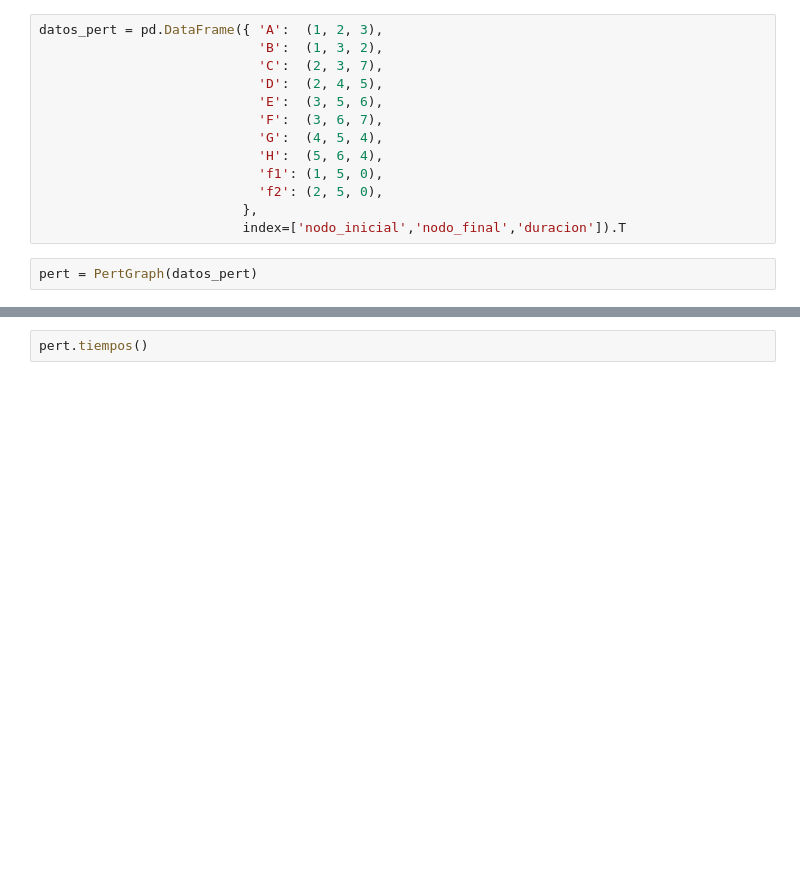
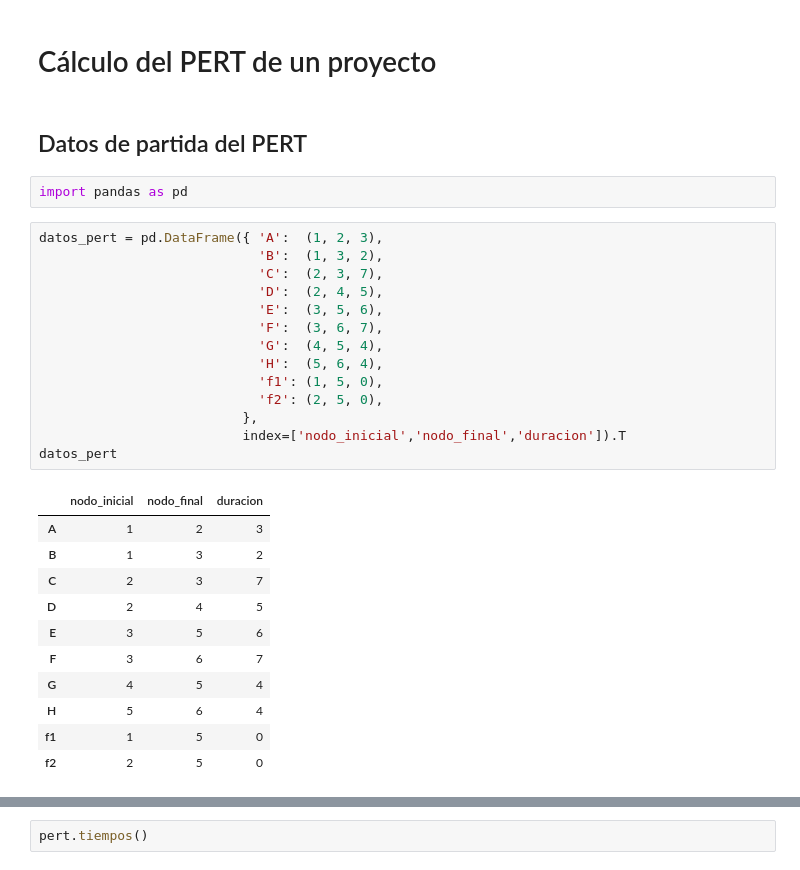
Before and after one commit to mcasl/pmULE, a Jupyter notebook: PERTs en Python.ipynb, the cells around one changed output, grey strips where cells are left out. Cells and saved outputs as stored; diff of their text form; blank space fills up the shorter version.

```diff
--- a/PERTs en Python.ipynb
+++ b/PERTs en Python.ipynb
@@ -104,15 +1,32 @@ class PertGraph:
+# %% [markdown]
+# Cálculo del PERT de un proyecto
+# %% [markdown]
+## Datos de partida del PERT
+# %%
+import pandas as pd
 # %%
 datos_pert = pd.DataFrame({ 'A':  (1, 2, 3),
                             'B':  (1, 3, 2),
                             'C':  (2, 3, 7),
                             'D':  (2, 4, 5),
                             'E':  (3, 5, 6),
                             'F':  (3, 6, 7),
                             'G':  (4, 5, 4),
                             'H':  (5, 6, 4),
                             'f1': (1, 5, 0),
                             'f2': (2, 5, 0),
                           },
                           index=['nodo_inicial','nodo_final','duracion']).T
+datos_pert
+# %% [output]
+|  | nodo_inicial | nodo_final | duracion |
+| A | 1 | 2 | 3 |
+| B | 1 | 3 | 2 |
+| C | 2 | 3 | 7 |
+| D | 2 | 4 | 5 |
+| E | 3 | 5 | 6 |
+| F | 3 | 6 | 7 |
+| G | 4 | 5 | 4 |
+| H | 5 | 6 | 4 |
+| f1 | 1 | 5 | 0 |
+| f2 | 2 | 5 | 0 |
-# %%
-pert = PertGraph(datos_pert)
```
Also changed, not shown: parts of 8 cells of this notebook, 4 other files.
